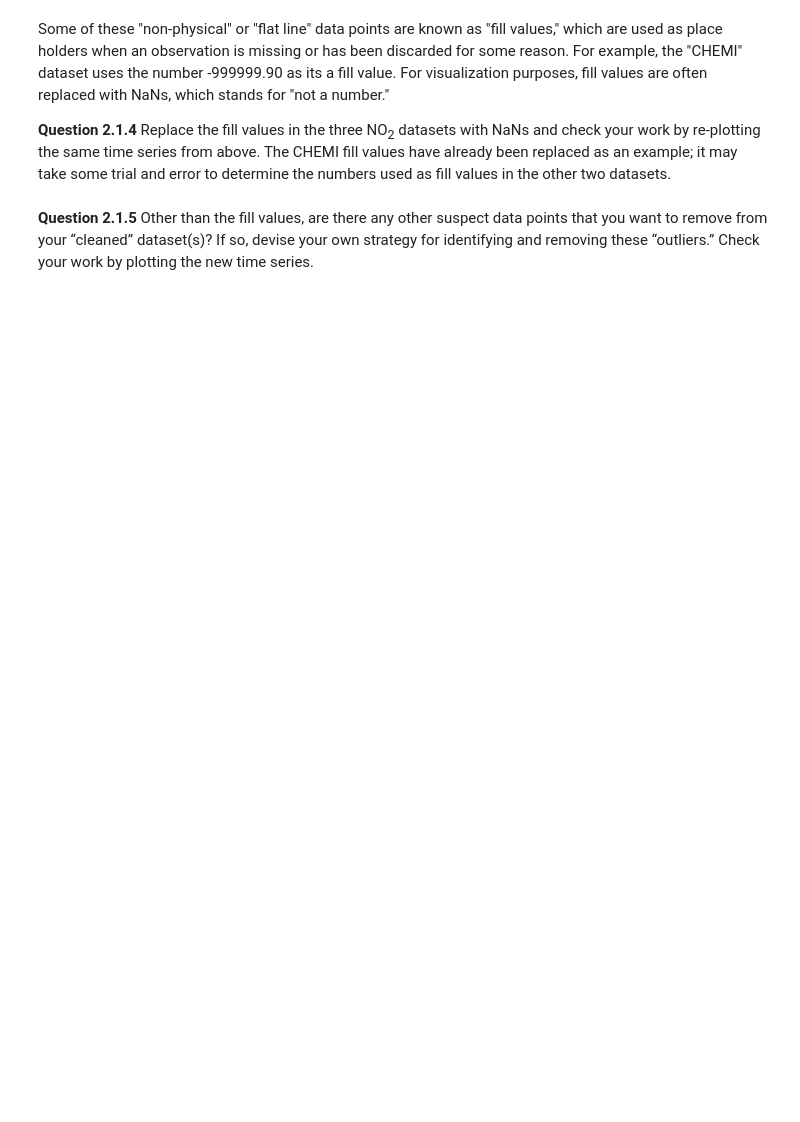
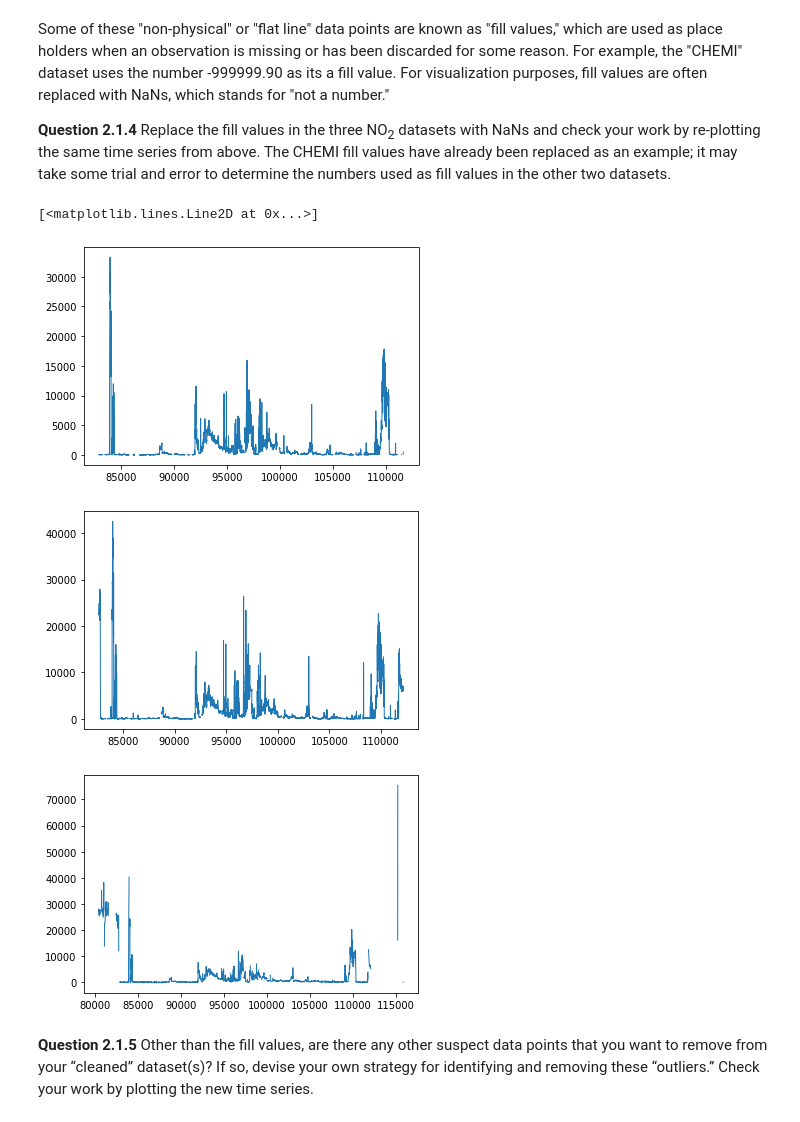
Before and after one commit to qdzhu/ACES, a Jupyter notebook: 2_The_NOx_Cycle_studentversion.ipynb, the cells around one changed output. Cells and saved outputs as stored; diff of their text form; code cells hidden in the pictures; blank space fills up the shorter version.

```diff
--- a/2_The_NOx_Cycle_studentversion.ipynb
+++ b/2_The_NOx_Cycle_studentversion.ipynb
@@ -99,9 +133,26 @@ Some of these "non-physical" or "flat line" data points are known as "fill value
 # %%
 # first install the necessary data manipulation library
 import numpy as np
-# %%
-CHEMI_df = CHEMI_df.replace({'NO2_pptv':{-999999.90:np.NaN}})
-TDLIF_df = ## ENTER CODE HERE TO SET TDLIF FILL VALES TO NANS
-KACES_df = ## ENTER CODE HERE TO SET TDLIF FILL VALES TO NANS
+# %%
+CHEMI_df = CHEMI_df.replace({'NO2_pptv':{-999999.90:np.NaN}})
+TDLIF_df = TDLIF_df.replace({'NO2_LIF':{-99999.0:np.NaN}})
+KACES_df = KACES_df.replace({'NO2_KACES':{-9999.0:np.NaN}})
+fig, ax = plt.subplots(num=None, facecolor='w', edgecolor='k')
+NO2_pptv = CHEMI_df['NO2_pptv']
+NO2_LIF = TDLIF_df['NO2_LIF']
+NO2_KACES = KACES_df['NO2_KACES']
+time_CHEMI = CHEMI_df['MidTime_UTsec']
+time_TDLIF = TDLIF_df['seconds']
+time_KACES = KACES_df['Mid_time']
+ax.plot(time_CHEMI, NO2_pptv, linewidth=1, label='KORUSAQ-NOxyO3_DC8_20160510_R1.ict')
+fig, ax = plt.subplots(num=None, facecolor='w', edgecolor='k')
+ax.plot(time_TDLIF, NO2_LIF, linewidth=1, label='KORUSAQ-NOxyO3_DC8_20160510_R1.ict')
+fig, ax = plt.subplots(num=None, facecolor='w', edgecolor='k')
+ax.plot(time_KACES, NO2_KACES, linewidth=1, label='KORUSAQ-NOxyO3_DC8_20160510_R1.ict')
+# %% [output]
+[<matplotlib.lines.Line2D at 0x...>]
+[figure, added]
+[figure, added]
+[figure, added]
 # %% [markdown]
 **Question 2.1.5** Other than the fill values, are there any other suspect data points that you want to remove from your “cleaned” dataset(s)? If so, devise your own strategy for identifying and removing these “outliers.” Check your work by plotting the new time series.
```
Also changed, not shown: parts of 49 cells of this notebook.
